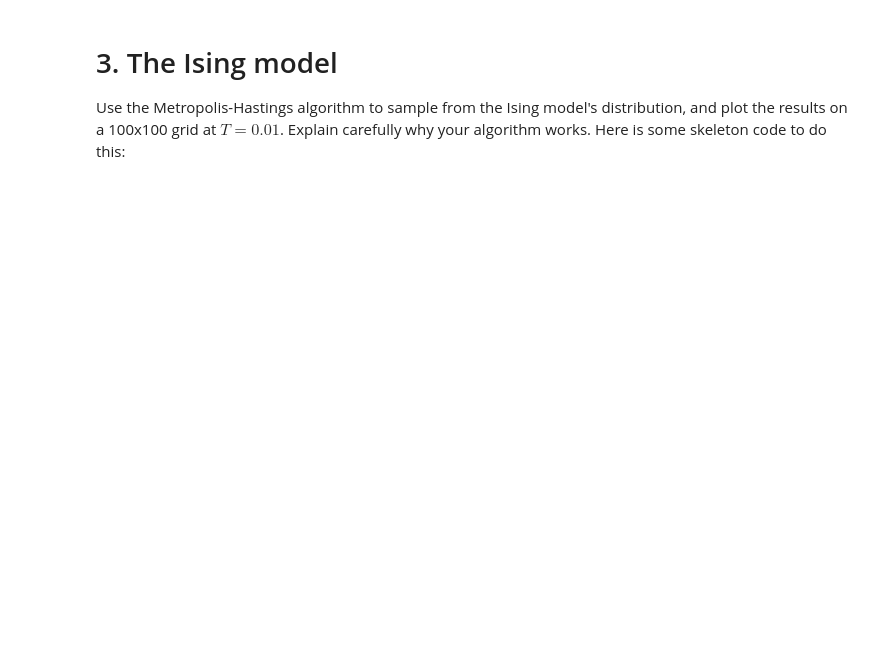
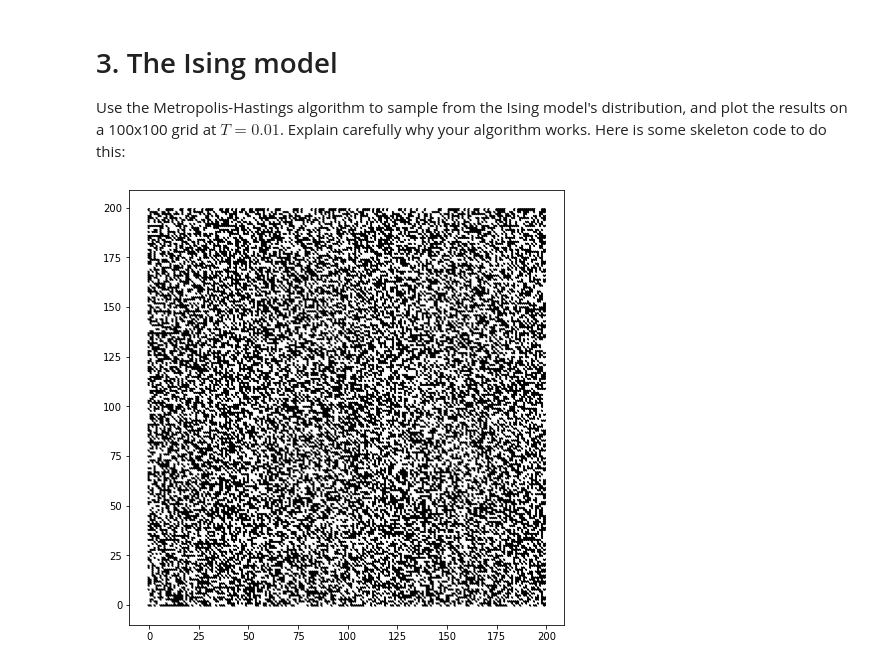
Before and after one commit to mufernando/math607, a Jupyter notebook: hw/hw4.ipynb, the cells around one changed output. Cells and saved outputs as stored; diff of their text form; code cells hidden in the pictures; blank space fills up the shorter version.

```diff
--- a/hw/hw4.ipynb
+++ b/hw/hw4.ipynb
@@ -205,6 +162,18 @@ class Ising(object):
         self.n = n
         self.m = m
         self.state = np.random.choice([-1, 1], n*m).reshape((n, m))
+
+    def flip_spin(self, node):
+        self.state[node] = -1*self.state[node]
+
+    def H(self, node):
+        # only getting the H for the neighbors of the node!!
+        steps = possible_steps(node, self.n, self.m)
+        neighbors = node + steps
+        s = 0
+        for nei in neighbors:
+            s += self.state[node] * self.state[tuple(nei)]
+        return -s
 
     def plot(self):
         fig, ax = plt.subplots()
@@ -214,11 +183,25 @@ class Ising(object):
         ax.scatter(xy[:,0], xy[:,1], c=fills, marker="8", s=5)
 
     def update(self, T):
-        ## FILL ME: should do one Metropolis-Hastings update step
-        ## to self.state
-
-
-ising = Ising(100, 100)
-for _ in range(100000):
-    ising.update(0.01)
-ising.plot()
+        # first, we must pick a node (our proposal dist will be uniform on the grid)
+        node = (rng.integers(0,self.n), rng.integers(0,self.m))
+        # Let's compute the Hamiltonian func for that node
+        Hc = self.H(node)
+        # Now let's flip the spin of that node
+        self.flip_spin(node)
+        # Compute Hamiltonian for the proposed change
+        Hp = self.H(node)
+        # Now we will want to keep the proposal with prob:
+        # (note that)
+        prob = np.min([np.exp(-(Hp-Hc)/T),1])
+        # just draw a random number in [0,1) and we
+        # will undo the flip if the draw is greater than our
+        # prob.
+        p = rng.uniform()
+        if p > prob:
+            self.flip_spin(node)
+# %%
+ising = Ising(200, 200)
+ising.plot()
+# %% [output]
+[figure, added]
```
Also changed, not shown: parts of 31 cells of this notebook.
